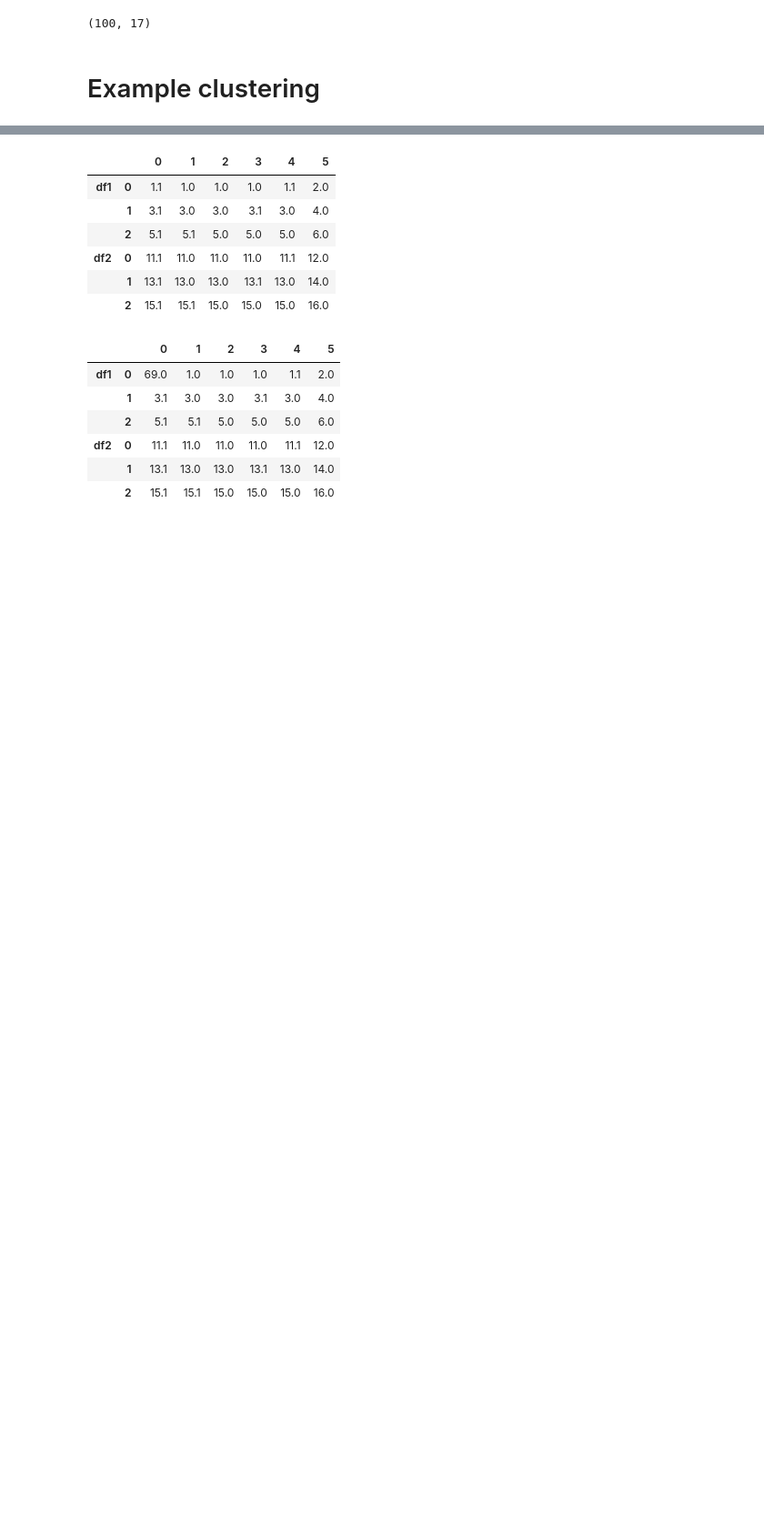
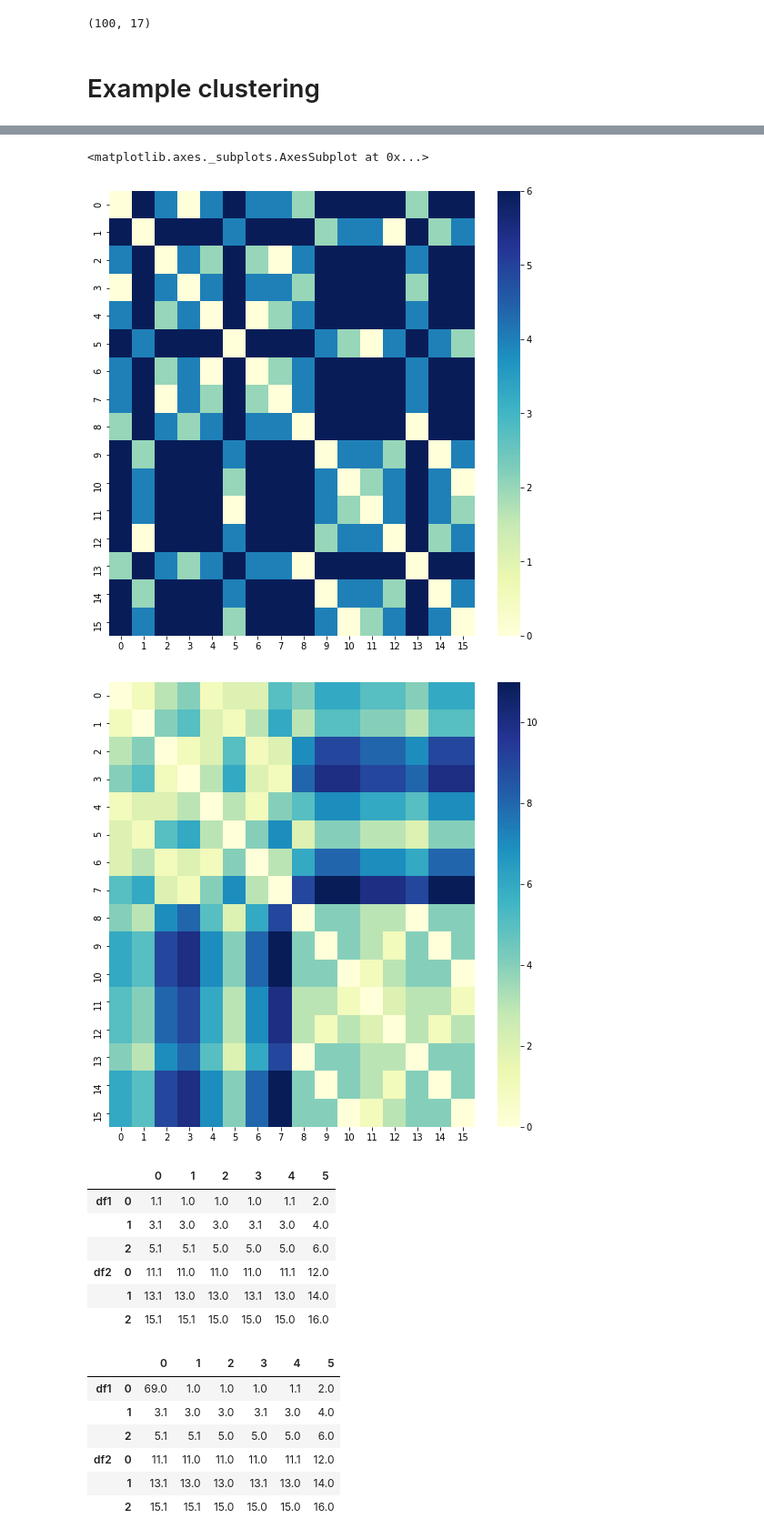
Before and after one commit to shahcompbio/scgenome-deprecated, a Jupyter notebook: notebooks/bayes_v_naive-Copy1.ipynb, the cells around one changed output, grey strips where cells are left out. Shown at 91% size. Cells and saved outputs as stored; diff of their text form; code cells hidden in the pictures; blank space fills up the shorter version.

```diff
--- a/notebooks/bayes_v_naive-Copy1.ipynb
+++ b/notebooks/bayes_v_naive-Copy1.ipynb
@@ -107,3 +86,25 @@ Name: prop_correct, Length: 100, dtype: float64
+# %%
+import matplotlib.pyplot as plt
+import numpy as np
+import seaborn as sns
+
+ind=30
+bhc_eg_pwd = sim["bhc_pwd"][ind]
+naive_eg_pwd = sim["naive_pwd"][ind]
+
+fig = plt.figure(figsize=(9,9))
+sns.heatmap(bhc_eg_pwd, cmap="YlGnBu")
+
+fig = plt.figure(figsize=(9,9))
+sns.heatmap(naive_eg_pwd, cmap="YlGnBu")
+#ax = plt.imshow(bhc_eg_pwd)
+#ax = plt.gca()
+#ax = ax.set_xticks(range(bhc_eg_pwd.shape[0]))
+#ax = ax.set_yticks(range(bhc_eg_pwd.shape[0]))
+# %% [output]
+<matplotlib.axes._subplots.AxesSubplot at 0x...>
+[figure, added]
+[figure, added]
 # %%
 df = pd.DataFrame({'col1': {0: 'a', 1: 'b', 2: 'c'},
                    'col2': {0: 1, 1: 3, 2: 5},
```
Also changed, not shown: parts of 8 cells of this notebook, 6 other files.
